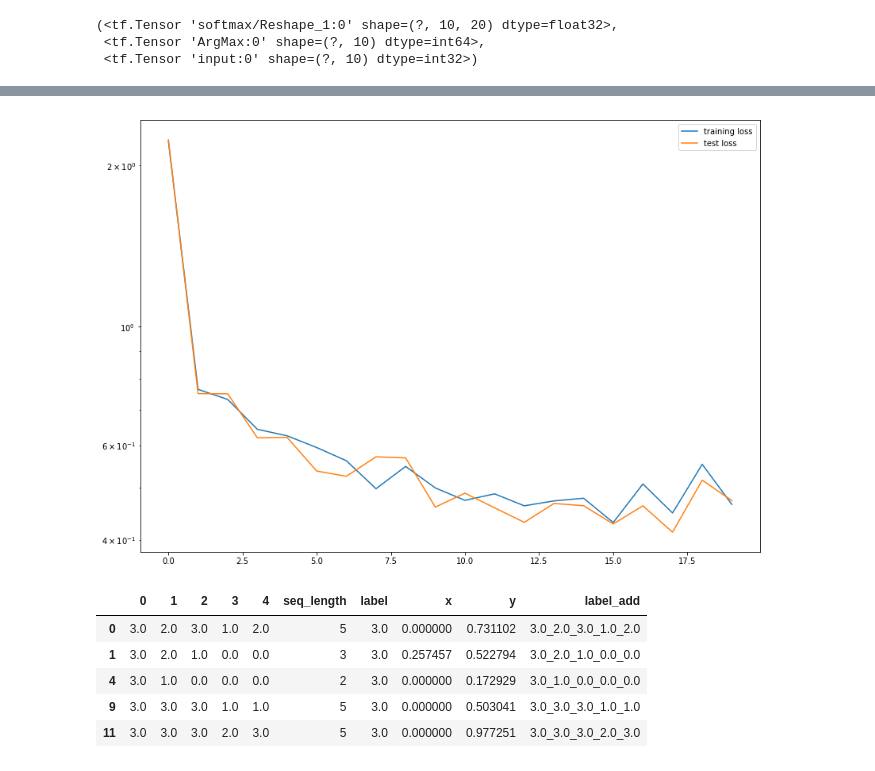
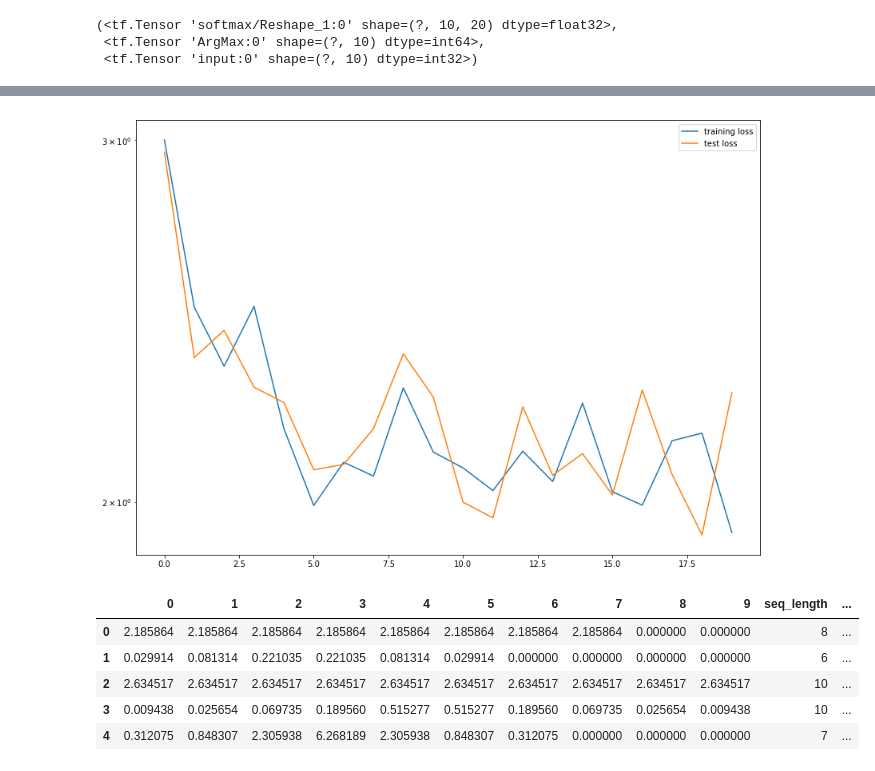
Before and after one commit to kuhanw/sequence_compression, a Jupyter notebook: sequence_compression_prototype.ipynb, the cells around one changed output, grey strips where cells are left out. Cells and saved outputs as stored; diff of their text form; code cells hidden in the pictures.

```diff
--- a/sequence_compression_prototype.ipynb
+++ b/sequence_compression_prototype.ipynb
@@ -296,10 +296,12 @@ df_test.reset_index(drop=True, inplace=True)
 # %%
 #training
 
-n_epochs = 10
+n_epochs = 50
 n_batches = df_train.shape[0]//batch_size
 # %%
 cat_cols = ['cat_%d' % i for i in range(seq_length)]
+# %%
+train_cols = cat_cols
 # %%
 metrics = []
 with tf.Session() as sess:
@@ -312,7 +314,7 @@ with tf.Session() as sess:
         df_train_current = df_train.sample(frac=1)
 
         for c_batch in range(n_batches):
-            batch = df_train_current[seq_cols][c_batch*batch_size:(c_batch+1)*batch_size].values
+            batch = df_train_current[train_cols][c_batch*batch_size:(c_batch+1)*batch_size].values
             batch_lengths = df_train_current['seq_length'][c_batch*batch_size:(c_batch+1)*batch_size].values
 
             #batch = batch.reshape(len(batch), seq_length, 1)
@@ -322,7 +324,7 @@ with tf.Session() as sess:
 
             if c_batch%300==0:
                 df_test_current = df_test.sample(n=batch_size)
-                test_batch = df_test_current[seq_cols]
+                test_batch = df_test_current[train_cols]
                 test_batch_lengths = df_test_current['seq_length']
                 #test_batch = test_batch.values.reshape(df_test_batch.shape[0], seq_length, 1)
                 results_test = sess.run([loss, output_layer],
@@ -338,15 +340,15 @@ with tf.Session() as sess:
         if c_epoch%10==0:
 
             latent_vectors_train = sess.run(latent_vector_in,
-                                      {inputs:df_train[seq_cols].values#.reshape(df_train.shape[0], seq_length, 1)
+                                      {inputs:df_train[train_cols].values#.reshape(df_train.shape[0], seq_length, 1)
                                       })
 
             latent_vectors_test = sess.run(latent_vector_in,
-                                      {inputs:df_test[seq_cols].values#.reshape(df_test.shape[0], seq_length, 1)
+                                      {inputs:df_test[train_cols].values#.reshape(df_test.shape[0], seq_length, 1)
                                       })
 
             total_output_test = sess.run(output_layer,
-                                         {inputs:df_test[seq_cols].values#.reshape(df_test.shape[0], seq_length, 1)
+                                         {inputs:df_test[train_cols].values#.reshape(df_test.shape[0], seq_length, 1)
                                          })
 # %% [output]
 Begin training
@@ -375,7 +377,7 @@ plt.semilogy([i for i in range(len(metrics[:,3]))], metrics[:,3], label='test lo
 plt.legend(loc='best')
 plt.show()
 # %% [output]
-[figure, old version]
+[figure, new version]
 # %%
 df_vectors = pd.DataFrame(latent_vectors_train, columns=['x', 'y'])
 # %%
@@ -386,12 +388,12 @@ df_seqs_vectors['label_add'] = df_seqs_vectors[seq_cols].apply(lambda x: '_'.joi
 # %%
 #df_seqs_vectors['label_add'] = df_seqs_vectors['label'].apply(str) + df_seqs_vectors[0].apply(str)
 # %%
-df_seqs_vectors[df_seqs_vectors[0]==3].head()
+df_seqs_vectors.head()
 # %% [output]
-|  | 0 | 1 | 2 | 3 | 4 | seq_length | label | x | y | label_add |
-| 0 | 3.0 | 2.0 | 3.0 | 1.0 | 2.0 | 5 | 3.0 | 0.000000 | 0.731102 | 3.0_2.0_3.0_1.0_2.0 |
-| 1 | 3.0 | 2.0 | 1.0 | 0.0 | 0.0 | 3 | 3.0 | 0.257457 | 0.522794 | 3.0_2.0_1.0_0.0_0.0 |
-| 4 | 3.0 | 1.0 | 0.0 | 0.0 | 0.0 | 2 | 3.0 | 0.000000 | 0.172929 | 3.0_1.0_0.0_0.0_0.0 |
-| 9 | 3.0 | 3.0 | 3.0 | 1.0 | 1.0 | 5 | 3.0 | 0.000000 | 0.503041 | 3.0_3.0_3.0_1.0_1.0 |
-| 11 | 3.0 | 3.0 | 3.0 | 2.0 | 3.0 | 5 | 3.0 | 0.000000 | 0.977251 | 3.0_3.0_3.0_2.0_3.0 |
+|  | 0 | 1 | 2 | 3 | 4 | 5 | 6 | 7 | 8 | 9 | seq_length | ... |
+| 0 | 2.185864 | 2.185864 | 2.185864 | 2.185864 | 2.185864 | 2.185864 | 2.185864 | 2.185864 | 0.000000 | 0.000000 | 8 | ... |
+| 1 | 0.029914 | 0.081314 | 0.221035 | 0.221035 | 0.081314 | 0.029914 | 0.000000 | 0.000000 | 0.000000 | 0.000000 | 6 | ... |
+| 2 | 2.634517 | 2.634517 | 2.634517 | 2.634517 | 2.634517 | 2.634517 | 2.634517 | 2.634517 | 2.634517 | 2.634517 | 10 | ... |
+| 3 | 0.009438 | 0.025654 | 0.069735 | 0.189560 | 0.515277 | 0.515277 | 0.189560 | 0.069735 | 0.025654 | 0.009438 | 10 | ... |
+| 4 | 0.312075 | 0.848307 | 2.305938 | 6.268189 | 2.305938 | 0.848307 | 0.312075 | 0.000000 | 0.000000 | 0.000000 | 7 | ... |
 # %%
```
Also changed, not shown: parts of 4 cells of this notebook.
